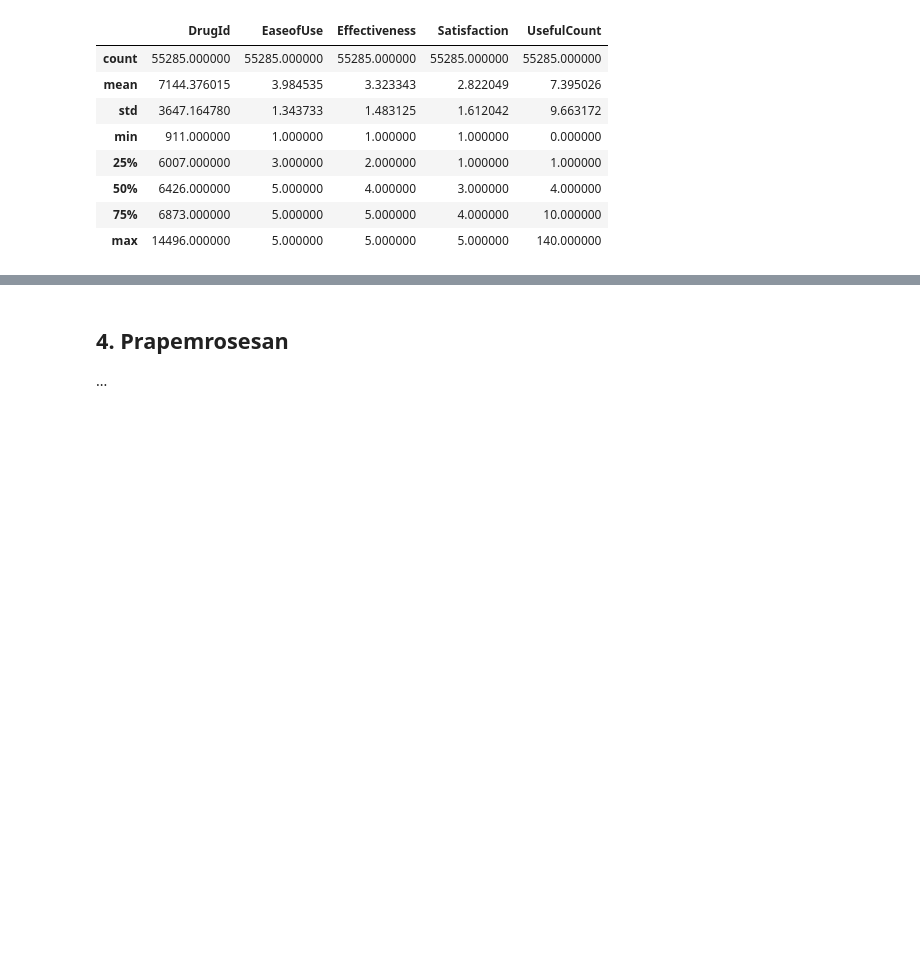
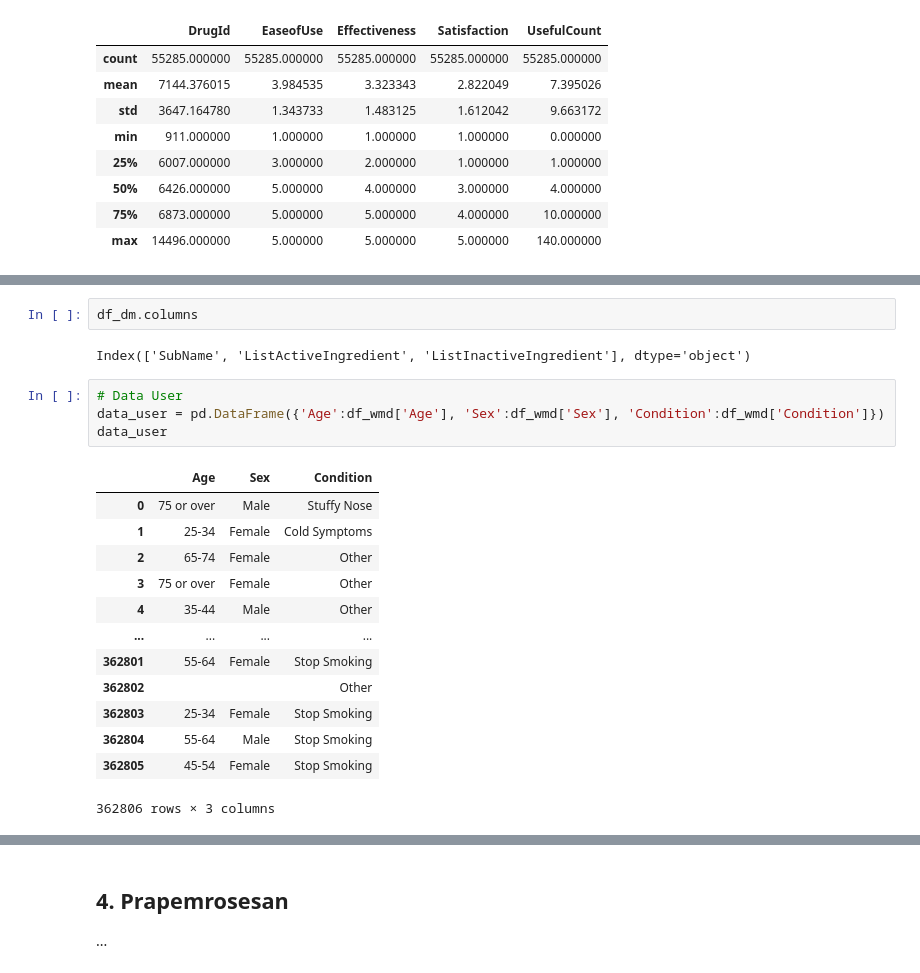
Before and after one commit to exemuel/weighted-hybrid-med-recsys, a Jupyter notebook: update progress.ipynb, the cells around one changed output, grey strips where cells are left out. Saved outputs shown, nothing was run; the diff lists cells and outputs as text; blank space fills up the shorter version.

```diff
--- a/update progress.ipynb
+++ b/update progress.ipynb
@@ -224,0 +222,22 @@ df_drugs_sub.describe()
+# %%
+df_dm.columns
+# %% [output]
+Index(['SubName', 'ListActiveIngredient', 'ListInactiveIngredient'], dtype='object')
+# %%
+# Data User
+data_user = pd.DataFrame({'Age':df_wmd['Age'], 'Sex':df_wmd['Sex'], 'Condition':df_wmd['Condition']})
+data_user
+# %% [output]
+|  | Age | Sex | Condition |
+| 0 | 75 or over | Male | Stuffy Nose |
+| 1 | 25-34 | Female | Cold Symptoms |
+| 2 | 65-74 | Female | Other |
+| 3 | 75 or over | Female | Other |
+| 4 | 35-44 | Male | Other |
+| ... | ... | ... | ... |
+| 362801 | 55-64 | Female | Stop Smoking |
+| 362802 |  |  | Other |
+| 362803 | 25-34 | Female | Stop Smoking |
+| 362804 | 55-64 | Male | Stop Smoking |
+| 362805 | 45-54 | Female | Stop Smoking |
+362806 rows × 3 columns
```
Also changed, not shown: parts of 13 cells of this notebook.
